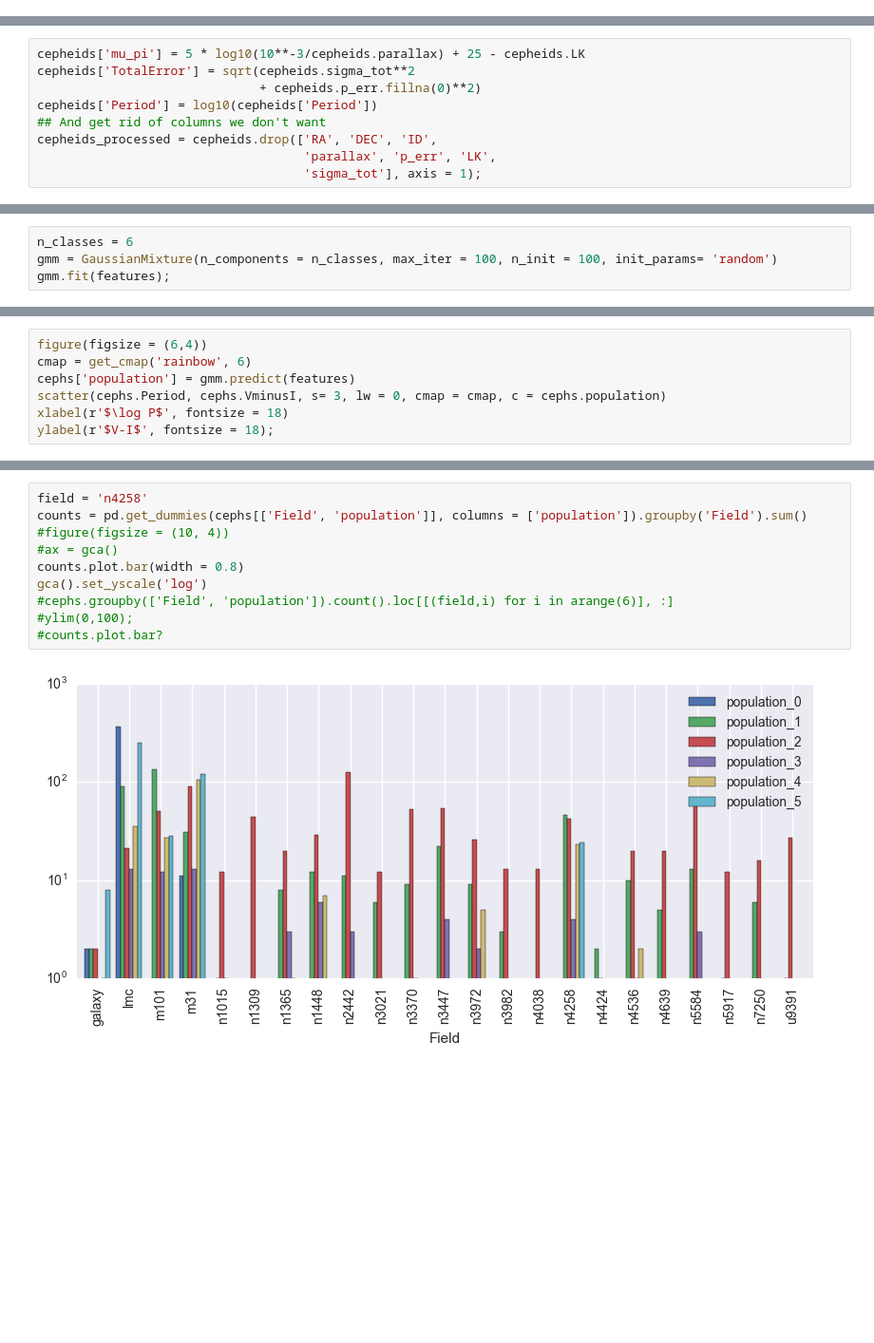
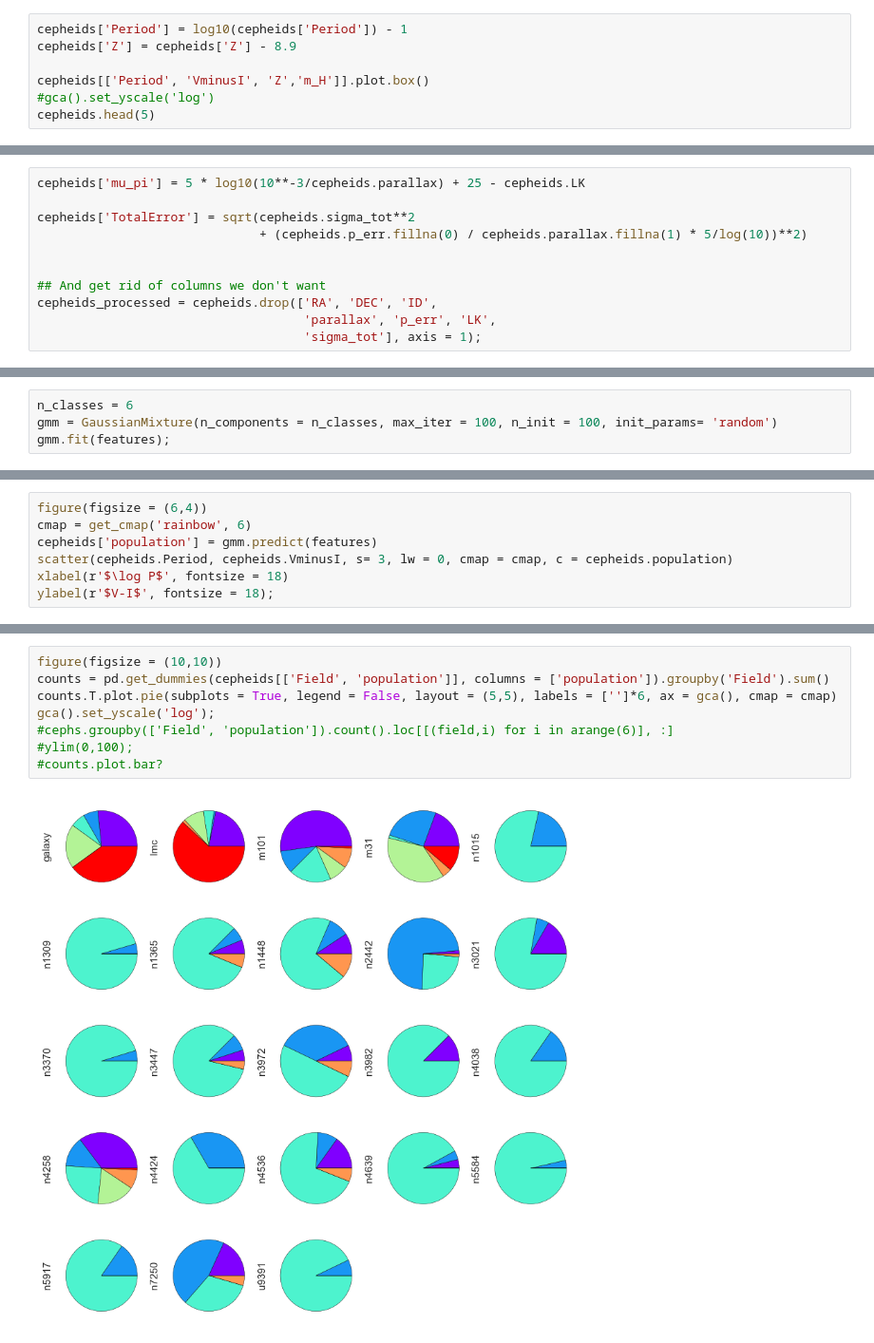
Before and after one commit to bfollinprm/Seminar_Talk_Feb23, a Jupyter notebook: Follin_Talk.ipynb, the cells around one changed output, grey strips where cells are left out. Shown at 95% size. Cells and saved outputs as stored; diff of their text form; blank space fills up the shorter version.

```diff
--- a/Follin_Talk.ipynb
+++ b/Follin_Talk.ipynb
@@ -83,0 +143,7 @@ cepheids.describe()
+# %%
+cepheids['Period'] = log10(cepheids['Period']) - 1
+cepheids['Z'] = cepheids['Z'] - 8.9
+
+cepheids[['Period', 'VminusI', 'Z','m_H']].plot.box()
+#gca().set_yscale('log')
+cepheids.head(5)
@@ -127,8 +207,10 @@ Let's implement the equations in the above into the dataframes:
 # %%
 cepheids['mu_pi'] = 5 * log10(10**-3/cepheids.parallax) + 25 - cepheids.LK
+
 cepheids['TotalError'] = sqrt(cepheids.sigma_tot**2
-                              + cepheids.p_err.fillna(0)**2)
-cepheids['Period'] = log10(cepheids['Period'])
+                              + (cepheids.p_err.fillna(0) / cepheids.parallax.fillna(1) * 5/log(10))**2)
+
+
 ## And get rid of columns we don't want
 cepheids_processed = cepheids.drop(['RA', 'DEC', 'ID',
                                     'parallax', 'p_err', 'LK',
@@ -654,8 +713,8 @@ gmm.fit(features);
 # %%
 figure(figsize = (6,4))
 cmap = get_cmap('rainbow', 6)
-cephs['population'] = gmm.predict(features)
-scatter(cephs.Period, cephs.VminusI, s= 3, lw = 0, cmap = cmap, c = cephs.population)
+cepheids['population'] = gmm.predict(features)
+scatter(cepheids.Period, cepheids.VminusI, s= 3, lw = 0, cmap = cmap, c = cepheids.population)
 xlabel(r'$\log P$', fontsize = 18)
 ylabel(r'$V-I$', fontsize = 18);
 # %% [output]
@@ -686,12 +749,10 @@ ylabel(r'$V-I$', fontsize = 18);
 # %%
-field = 'n4258'
-counts = pd.get_dummies(cephs[['Field', 'population']], columns = ['population']).groupby('Field').sum()
-#figure(figsize = (10, 4))
-#ax = gca()
-counts.plot.bar(width = 0.8)
-gca().set_yscale('log')
+figure(figsize = (10,10))
+counts = pd.get_dummies(cepheids[['Field', 'population']], columns = ['population']).groupby('Field').sum()
+counts.T.plot.pie(subplots = True, legend = False, layout = (5,5), labels = ['']*6, ax = gca(), cmap = cmap)
+gca().set_yscale('log');
 #cephs.groupby(['Field', 'population']).count().loc[[(field,i) for i in arange(6)], :]
 #ylim(0,100);
 #counts.plot.bar?
 # %% [output]
-[figure, old version]
+[figure, new version]
```
Also changed, not shown: parts of 75 cells of this notebook, 4 other files.
